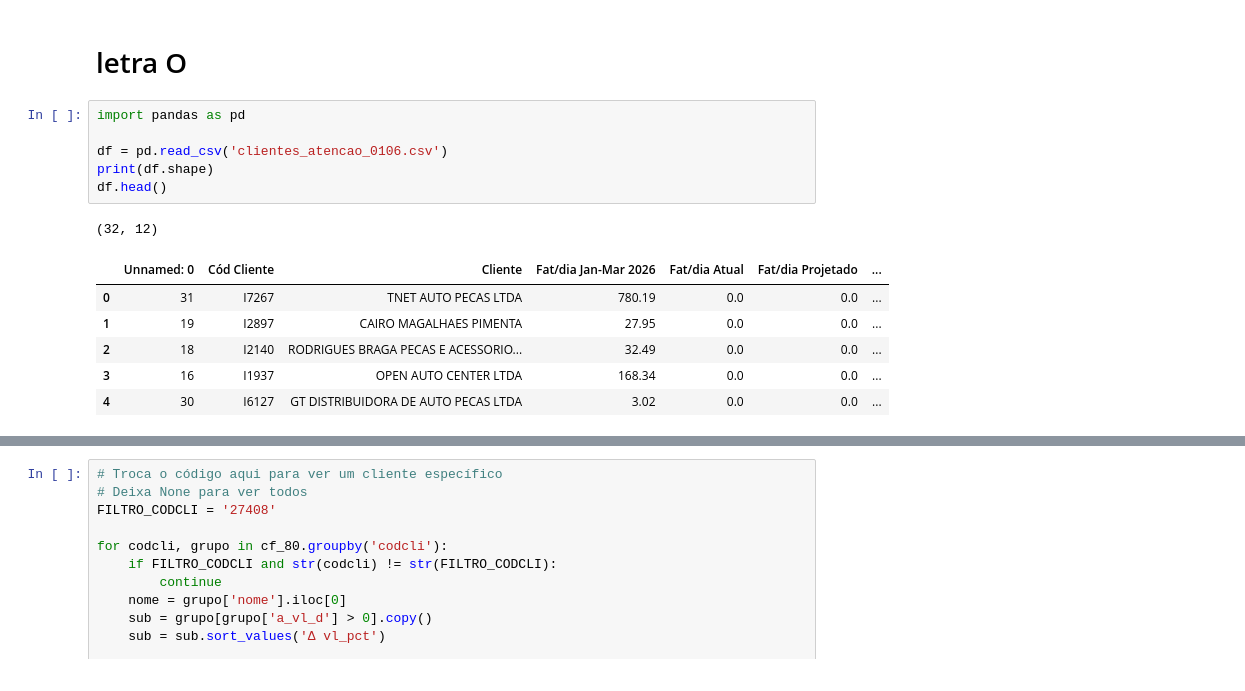
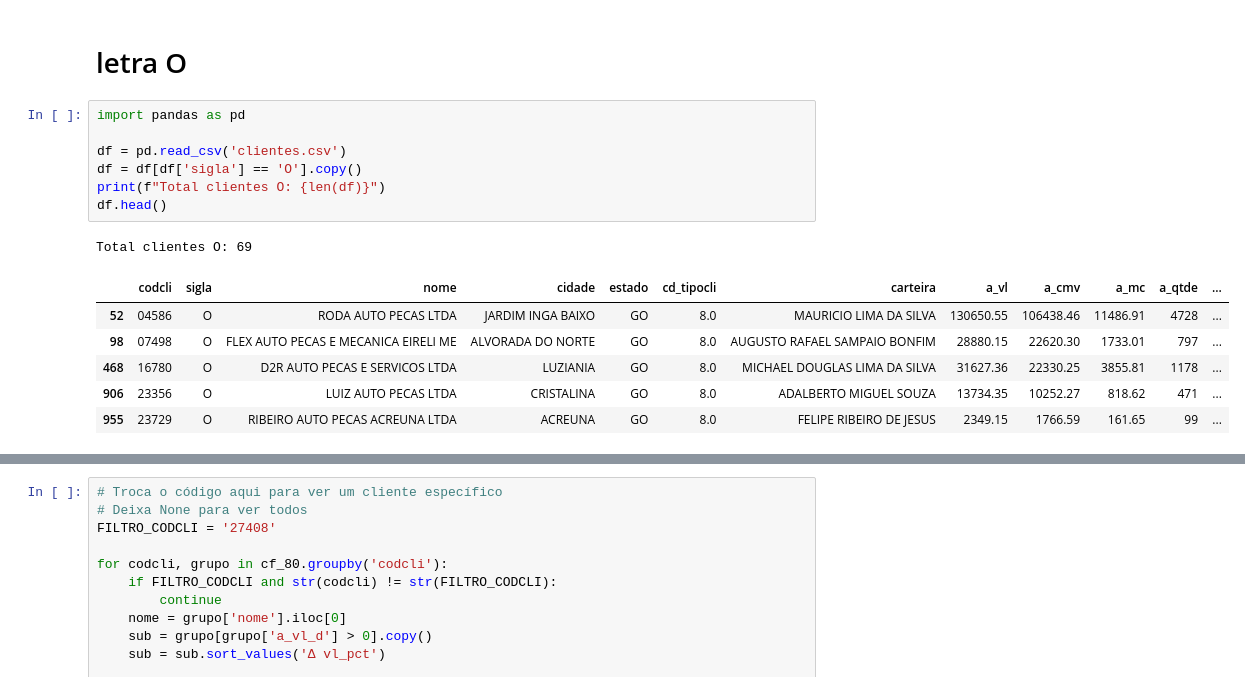
Before and after one commit to Pecista-priscila/vendas-gyn, a Jupyter notebook: atenção.ipynb, the cells around one changed output, grey strips where cells are left out. Cells and saved outputs as stored; diff of their text form.

```diff
--- a/atenção.ipynb
+++ b/atenção.ipynb
@@ -3,14 +3,15 @@
 # %%
 import pandas as pd
 
-df = pd.read_csv('clientes_atencao_0106.csv')
-print(df.shape)
+df = pd.read_csv('clientes.csv')
+df = df[df['sigla'] == 'O'].copy()
+print(f"Total clientes O: {len(df)}")
 df.head()
 # %% [output]
-(32, 12)
+Total clientes O: 69
-|  | Unnamed: 0 | Cód Cliente | Cliente | Fat/dia Jan-Mar 2026 | Fat/dia Atual | Fat/dia Projetado | ... |
-| 0 | 31 | I7267 | TNET AUTO PECAS LTDA | 780.19 | 0.0 | 0.0 | ... |
-| 1 | 19 | I2897 | CAIRO MAGALHAES PIMENTA | 27.95 | 0.0 | 0.0 | ... |
-| 2 | 18 | I2140 | RODRIGUES BRAGA PECAS E ACESSORIO... | 32.49 | 0.0 | 0.0 | ... |
-| 3 | 16 | I1937 | OPEN AUTO CENTER LTDA | 168.34 | 0.0 | 0.0 | ... |
-| 4 | 30 | I6127 | GT DISTRIBUIDORA DE AUTO PECAS LTDA | 3.02 | 0.0 | 0.0 | ... |
+|  | codcli | sigla | nome | cidade | estado | cd_tipocli | carteira | a_vl | a_cmv | a_mc | a_qtde | ... |
+| 52 | 04586 | O | RODA AUTO PECAS LTDA | JARDIM INGA BAIXO | GO | 8.0 | MAURICIO LIMA DA SILVA | 130650.55 | 106438.46 | 11486.91 | 4728 | ... |
+| 98 | 07498 | O | FLEX AUTO PECAS E MECANICA EIRELI ME | ALVORADA DO NORTE | GO | 8.0 | AUGUSTO RAFAEL SAMPAIO BONFIM | 28880.15 | 22620.30 | 1733.01 | 797 | ... |
+| 468 | 16780 | O | D2R AUTO PECAS E SERVICOS LTDA | LUZIANIA | GO | 8.0 | MICHAEL DOUGLAS LIMA DA SILVA | 31627.36 | 22330.25 | 3855.81 | 1178 | ... |
+| 906 | 23356 | O | LUIZ AUTO PECAS LTDA | CRISTALINA | GO | 8.0 | ADALBERTO MIGUEL SOUZA | 13734.35 | 10252.27 | 818.62 | 471 | ... |
+| 955 | 23729 | O | RIBEIRO AUTO PECAS ACREUNA LTDA | ACREUNA | GO | 8.0 | FELIPE RIBEIRO DE JESUS | 2349.15 | 1766.59 | 161.65 | 99 | ... |
```
Also changed, not shown: parts of 23 cells of this notebook, 4 other files.
